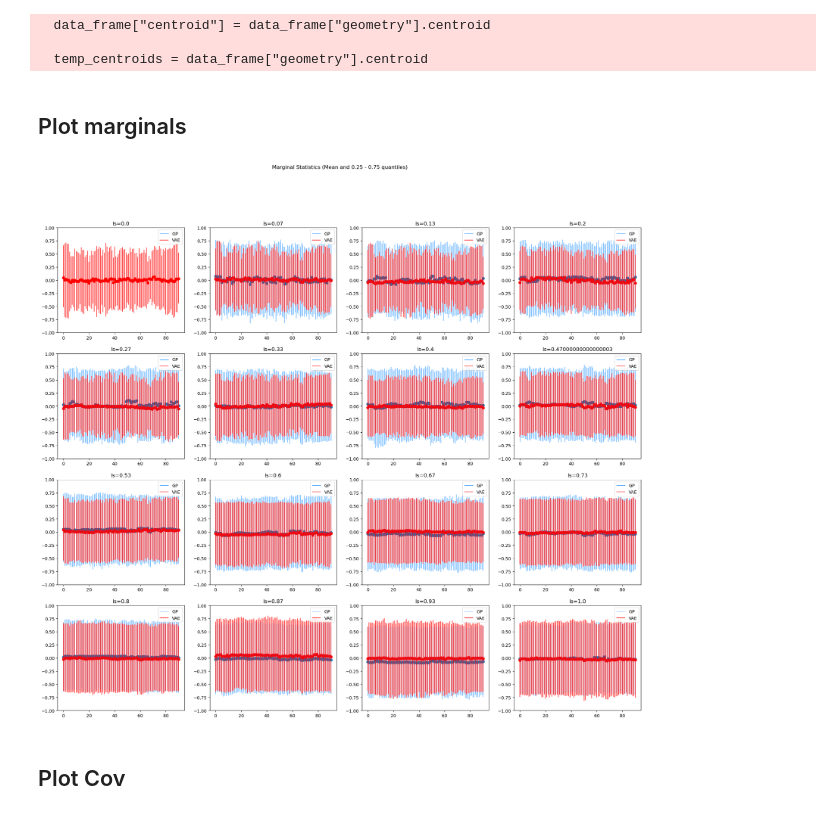
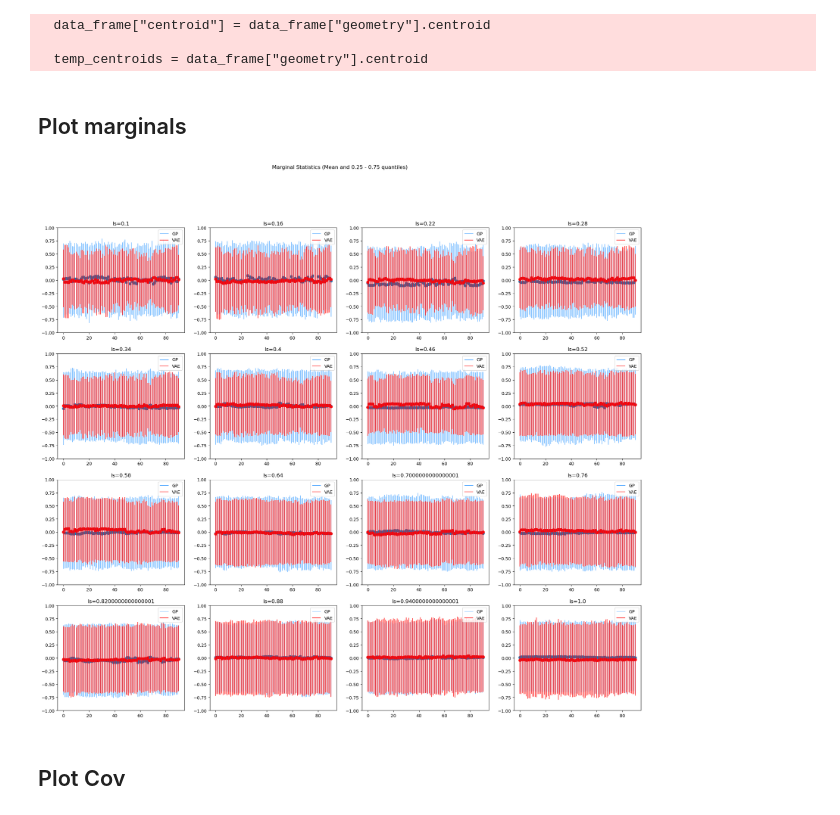
Before and after one commit to elizavetasemenova/PriorCVAE_JAX, a Jupyter notebook: experiments/zimbabwe/notebooks/trained_decoder_viz.ipynb, the cells around one changed output. Drawn from its saved outputs; the diff is of its cells as text; code cells hidden in the pictures.

```diff
--- a/experiments/zimbabwe/notebooks/trained_decoder_viz.ipynb
+++ b/experiments/zimbabwe/notebooks/trained_decoder_viz.ipynb
@@ -27,4 +27,4 @@ config.update("jax_enable_x64", True)
 output_dir = "../outputs/yzki4cge/"
 data_path = "../data/zimbabwe_admin2/shapefile.shp"
 n_samples = 1000
-ls_to_plot = jnp.linspace(0, 1, 16)  # 16 is hardcoded as plotting on grid depends on it
+ls_to_plot = jnp.linspace(0.1, 1, 16)  # 16 is hardcoded as plotting on grid depends on it
@@ -55,14 +55,13 @@ trained_decoder_params = load_model_params(os.path.join(output_dir, "model"))["d
 output_dim = trained_decoder_params["dec_out"]["bias"].shape[0]
 hidden_dim = trained_decoder_params["dec_hidden_0"]["bias"].shape[0]
 decoder = MLPDecoder(hidden_dim=hidden_dim, out_dim=output_dim, activations=dec_activation_fn)
-# %%
-x, data_frame = read_data(data_path, normalize=normalize)
-# %% [output]
-  data_frame["centroid"] = data_frame["geometry"].centroid
-
-  temp_centroids = data_frame["geometry"].centroid
 # %%
+x, _ = read_data(data_path, normalize=normalize)
 data_generator = GPDataset(kernel=SquaredExponential(), x=x, sample_lengthscale=False)
+# %% [output]
+  data_frame["centroid"] = data_frame["geometry"].centroid
+
+  temp_centroids = data_frame["geometry"].centroid
 # %% [markdown]
 ## Plot marginals
 # %%
@@ -75,39 +74,39 @@ for i in range(16):
     ls = ls_to_plot[i]
     data_generator.kernel.lengthscale = ls
 
-    vae_samps = get_vae_samples(decoder, trained_decoder_params, ls, conditional)
+    vae_samps = get_vae_samples(decoder, trained_decoder_params, ls, conditional, n=n_samples)
     _, prior_samples, _ = data_generator.simulatedata(n_samples=n_samples)
 
     gp_samples_mean = jnp.mean(prior_samples, axis=0)
     gp_draws_25, gp_draws_75 = jnp.quantile(prior_samples, jnp.array([.25, .75]), axis=0)
 
     vae_samples_mean = jnp.mean(vae_samps, axis=0)
     vae_draws_25, vae_draws_75 = jnp.quantile(vae_samps, jnp.array([.25, .75]), axis=0)
 
     axs[rows][cols].scatter(jnp.arange(len(gp_samples_mean)), gp_samples_mean)
     axs[rows][cols].scatter(jnp.arange(len(vae_samples_mean)), vae_samples_mean, color="red")
 
     axs[rows][cols].vlines(x=jnp.arange(len(gp_draws_25)),
                ymin=gp_draws_25,
                ymax=gp_draws_75,
                color="dodgerblue",
                label="GP",
                linewidth=0.8)
 
     axs[rows][cols].vlines(x=jnp.arange(len(vae_draws_25)),
                ymin=vae_draws_25,
                ymax=vae_draws_75,
                color="red",
                label="VAE",
                linewidth=1.1)
     axs[rows][cols].legend()
     axs[rows][cols].set_title(f"ls={round(ls, 2)}")
     axs[rows][cols].set_ylim([-1, 1])
 
 plt.suptitle("Marginal Statistics (Mean and 0.25 - 0.75 quantiles)")
 plt.show()
 # %% [output]
-[figure, old version]
+[figure, new version]
 # %% [markdown]
 ## Plot Cov
 # %%
```
Also changed, not shown: parts of 7 cells of this notebook.
